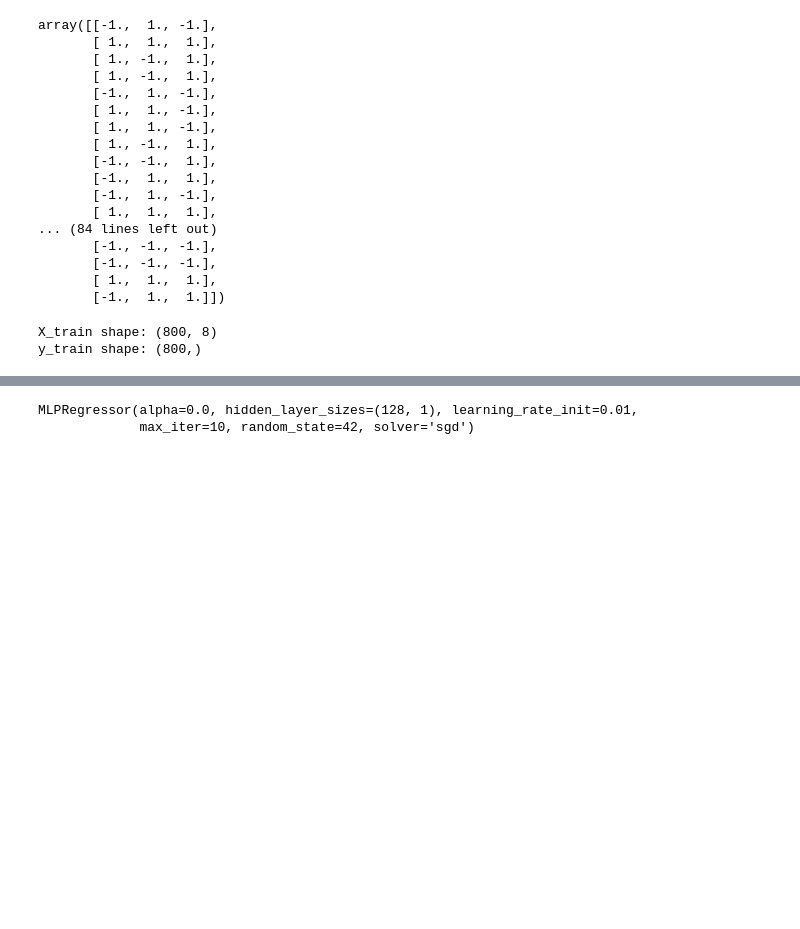
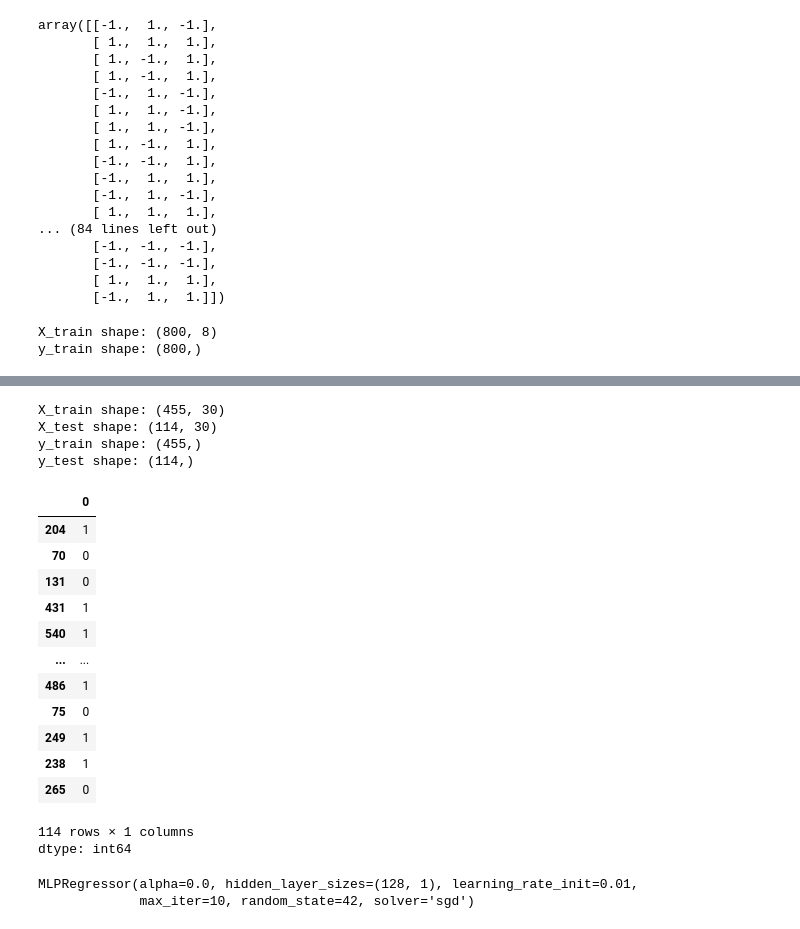
Before and after one commit to notnsas/cs229-ml-from-scratch, a Jupyter notebook: cs229_ml_from_scratch.ipynb, the cells around one changed output, grey strips where cells are left out. Drawn from its saved outputs; the diff is of its cells as text; code cells hidden in the pictures; blank space fills up the shorter version.

```diff
--- a/cs229_ml_from_scratch.ipynb
+++ b/cs229_ml_from_scratch.ipynb
@@ -2183,3 +2273,47 @@ loss : 0.09917818599511935
+# %%
+from sklearn.datasets import load_breast_cancer
+from sklearn.model_selection import train_test_split
+import pandas as pd
+
+# Load dataset
+data = load_breast_cancer()
+
+# Features and labels
+X = pd.DataFrame(data.data, columns=data.feature_names)
+y = pd.Series(data.target)
+
+# Train-test split
+X_train, X_test, y_train, y_test = train_test_split(
+    X, y, test_size=0.2, random_state=42
+)
+
+# Optional: print shapes
+print("X_train shape:", X_train.shape)
+print("X_test shape:", X_test.shape)
+print("y_train shape:", y_train.shape)
+print("y_test shape:", y_test.shape)
+# %% [output]
+X_train shape: (455, 30)
+X_test shape: (114, 30)
+y_train shape: (455,)
+y_test shape: (114,)
+# %%
+y_test
+# %% [output]
+|  | 0 |
+| 204 | 1 |
+| 70 | 0 |
+| 131 | 0 |
+| 431 | 1 |
+| 540 | 1 |
+| ... | ... |
+| 486 | 1 |
+| 75 | 0 |
+| 249 | 1 |
+| 238 | 1 |
+| 265 | 0 |
+114 rows × 1 columns
+dtype: int64
 # %%
 from sklearn.neural_network import MLPRegressor
 
```
Also changed, not shown: parts of 4 cells of this notebook.
